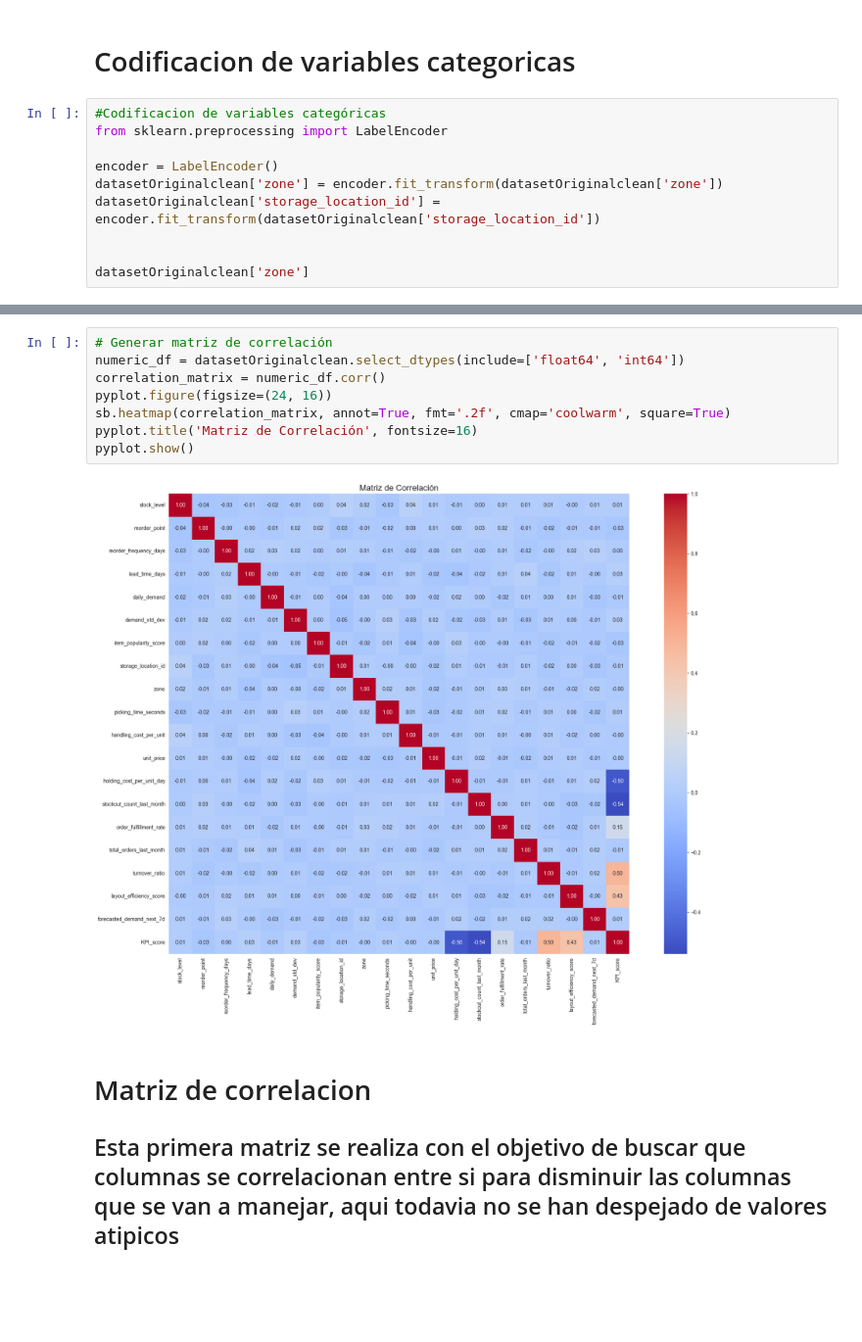
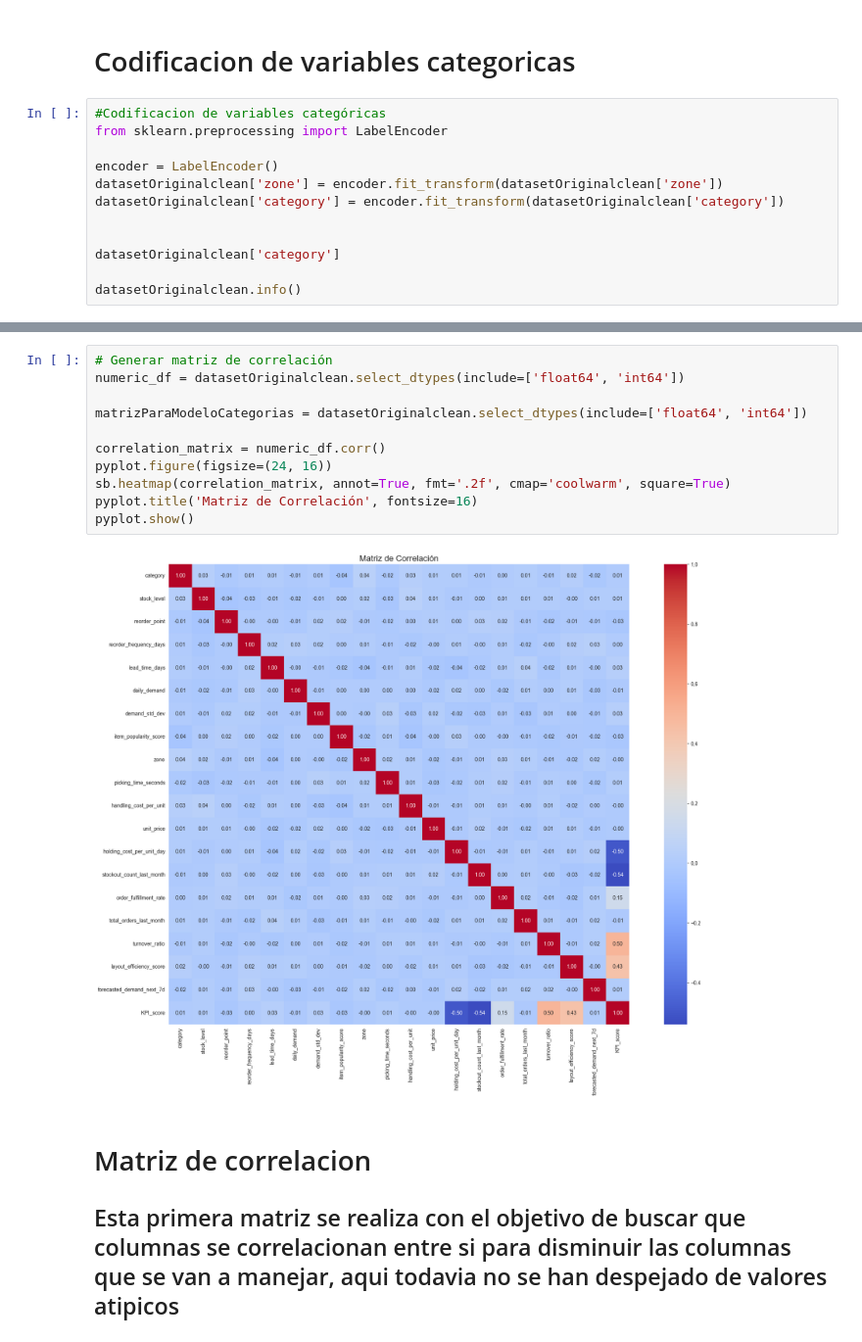
Before and after one commit to Fritz1304/Modelos_Analiticos, a Jupyter notebook: notebook.ipynb, the cells around one changed output, grey strips where cells are left out. Shown at 98% size. Drawn from its saved outputs; the diff is of its cells as text; blank space fills up the shorter version.

```diff
--- a/notebook.ipynb
+++ b/notebook.ipynb
@@ -481,8 +481,10 @@ from sklearn.preprocessing import LabelEncoder
 
 encoder = LabelEncoder()
 datasetOriginalclean['zone'] = encoder.fit_transform(datasetOriginalclean['zone'])
-datasetOriginalclean['storage_location_id'] = encoder.fit_transform(datasetOriginalclean['storage_location_id'])
+datasetOriginalclean['category'] = encoder.fit_transform(datasetOriginalclean['category'])
 
 
-datasetOriginalclean['zone']
+datasetOriginalclean['category']
+
+datasetOriginalclean.info()
 # %% [output]
@@ -501,13 +508,16 @@ Name: zone, Length: 3204, dtype: int64
 # %%
 # Generar matriz de correlación
 numeric_df = datasetOriginalclean.select_dtypes(include=['float64', 'int64'])
+
+matrizParaModeloCategorias = datasetOriginalclean.select_dtypes(include=['float64', 'int64'])
+
 correlation_matrix = numeric_df.corr()
 pyplot.figure(figsize=(24, 16))
 sb.heatmap(correlation_matrix, annot=True, fmt='.2f', cmap='coolwarm', square=True)
 pyplot.title('Matriz de Correlación', fontsize=16)
 pyplot.show()
 # %% [output]
-[figure, old version]
+[figure, new version]
 # %% [markdown]
 # Matriz de correlacion
 ## Esta primera matriz se realiza con el objetivo de buscar que columnas se correlacionan entre si para disminuir las columnas que se van a manejar, aqui todavia no se han despejado de valores atipicos
```
Also changed, not shown: parts of 9 cells of this notebook.
